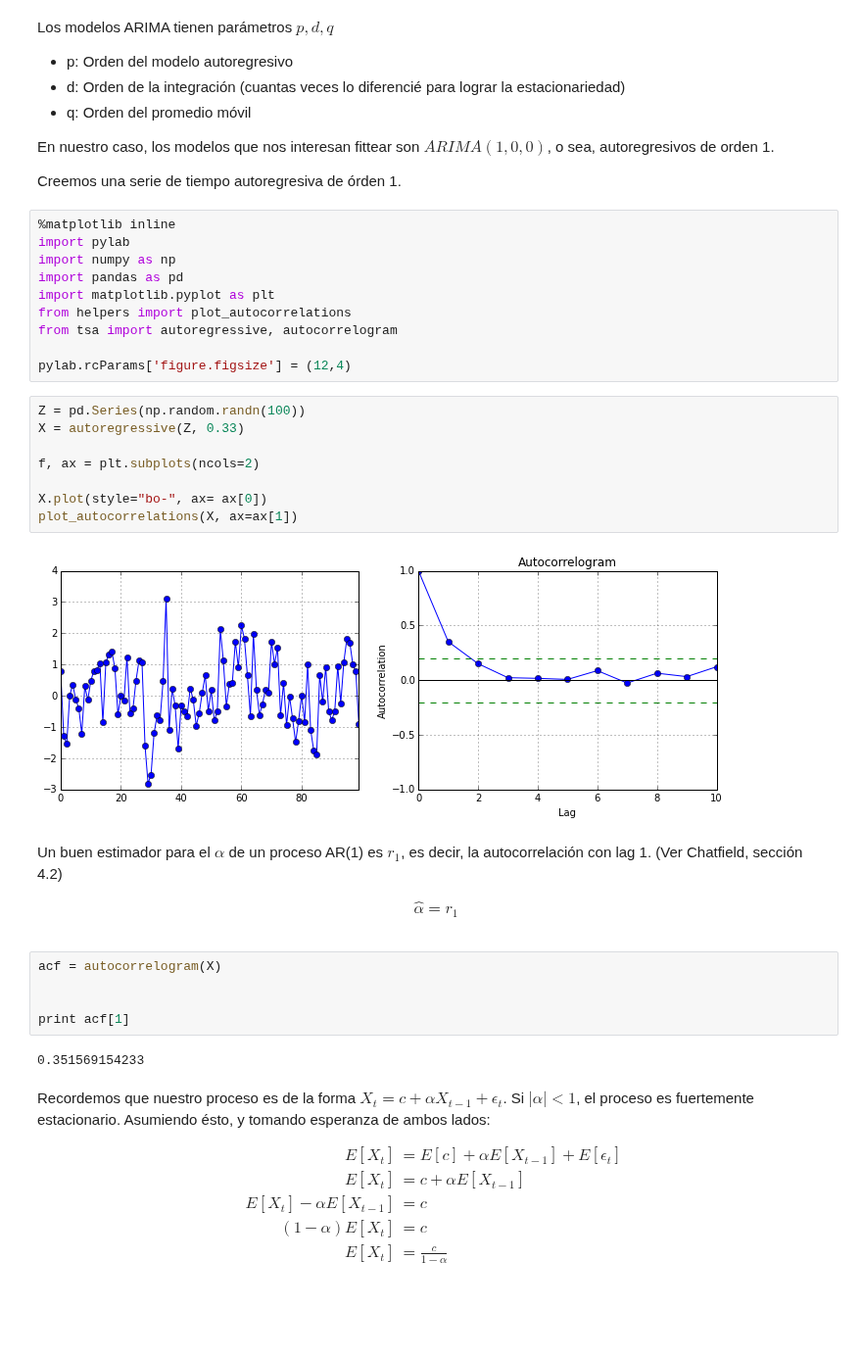
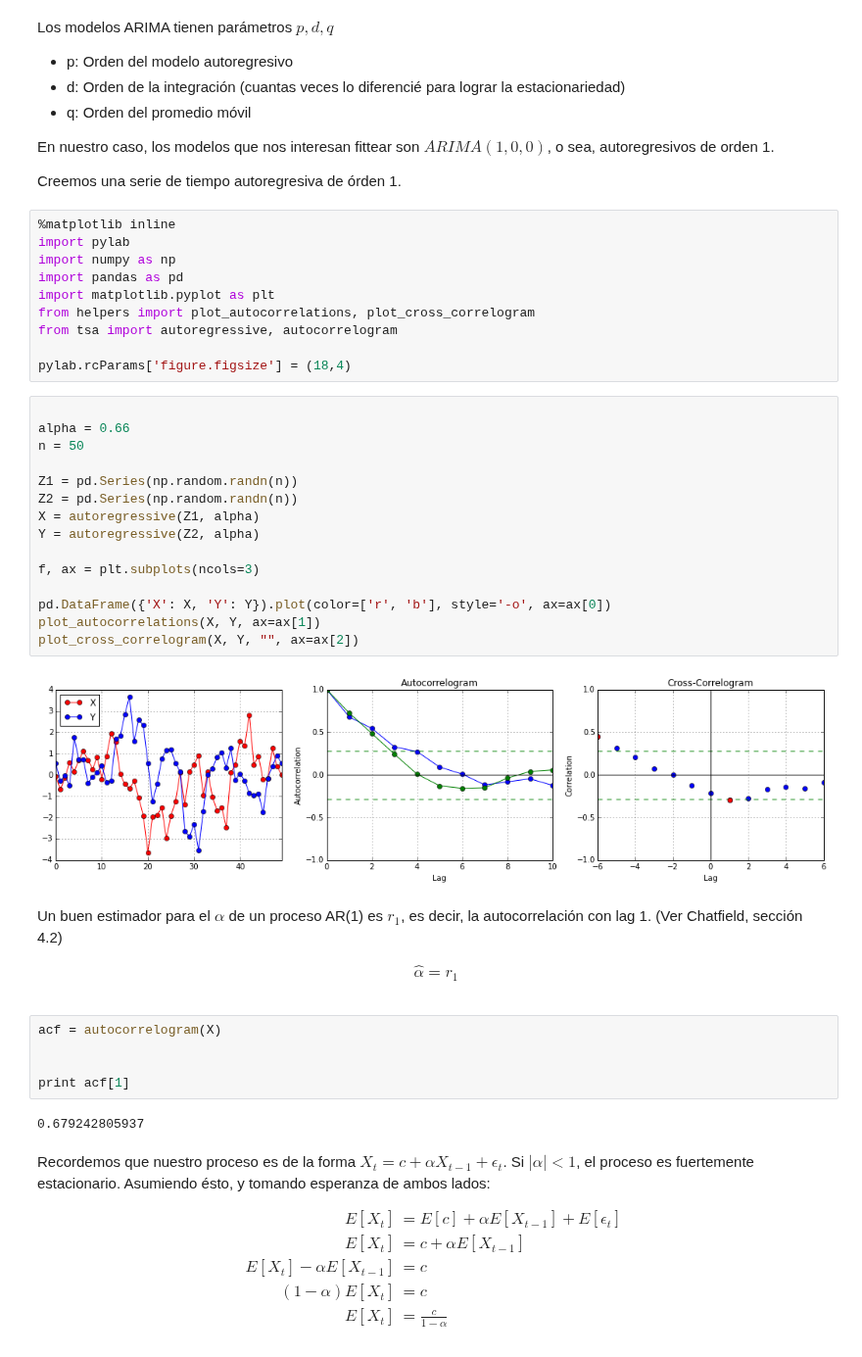
Before and after one commit to luquesky/tesis, a Jupyter notebook: example_prewhitening.ipynb, the cells around one changed output. Shown at 98% size. Cells and saved outputs as stored; diff of their text form; blank space fills up the shorter version.

```diff
--- a/example_prewhitening.ipynb
+++ b/example_prewhitening.ipynb
@@ -31,20 +31,27 @@ import pylab
 import numpy as np
 import pandas as pd
 import matplotlib.pyplot as plt
-from helpers import plot_autocorrelations
+from helpers import plot_autocorrelations, plot_cross_correlogram
 from tsa import autoregressive, autocorrelogram
 
-pylab.rcParams['figure.figsize'] = (12,4)
+pylab.rcParams['figure.figsize'] = (18,4)
 # %%
-Z = pd.Series(np.random.randn(100))
-X = autoregressive(Z, 0.33)
 
-f, ax = plt.subplots(ncols=2)
+alpha = 0.66
+n = 50
 
-X.plot(style="bo-", ax= ax[0])
-plot_autocorrelations(X, ax=ax[1])
+Z1 = pd.Series(np.random.randn(n))
+Z2 = pd.Series(np.random.randn(n))
+X = autoregressive(Z1, alpha)
+Y = autoregressive(Z2, alpha)
+
+f, ax = plt.subplots(ncols=3)
+
+pd.DataFrame({'X': X, 'Y': Y}).plot(color=['r', 'b'], style='-o', ax=ax[0])
+plot_autocorrelations(X, Y, ax=ax[1])
+plot_cross_correlogram(X, Y, "", ax=ax[2])
 # %% [output]
-[figure, old version]
+[figure, new version]
 # %% [markdown]
 Un buen estimador para el $\alpha$ de un proceso AR(1) es $r_1$, es decir, la autocorrelación con lag 1. (Ver Chatfield, sección 4.2)
 
@@ -57,7 +64,7 @@ acf = autocorrelogram(X)
 
 print acf[1]
 # %% [output]
-0.351569154233
+0.679242805937
 # %% [markdown]
 Recordemos que nuestro proceso es de la forma $X_t = c + \alpha X_{t-1} + \epsilon_t$. Si $|\alpha| < 1$, el proceso es fuertemente estacionario. Asumiendo ésto, y tomando esperanza de ambos lados:
 
```
Also changed, not shown: parts of 6 cells of this notebook, 3 other files.
